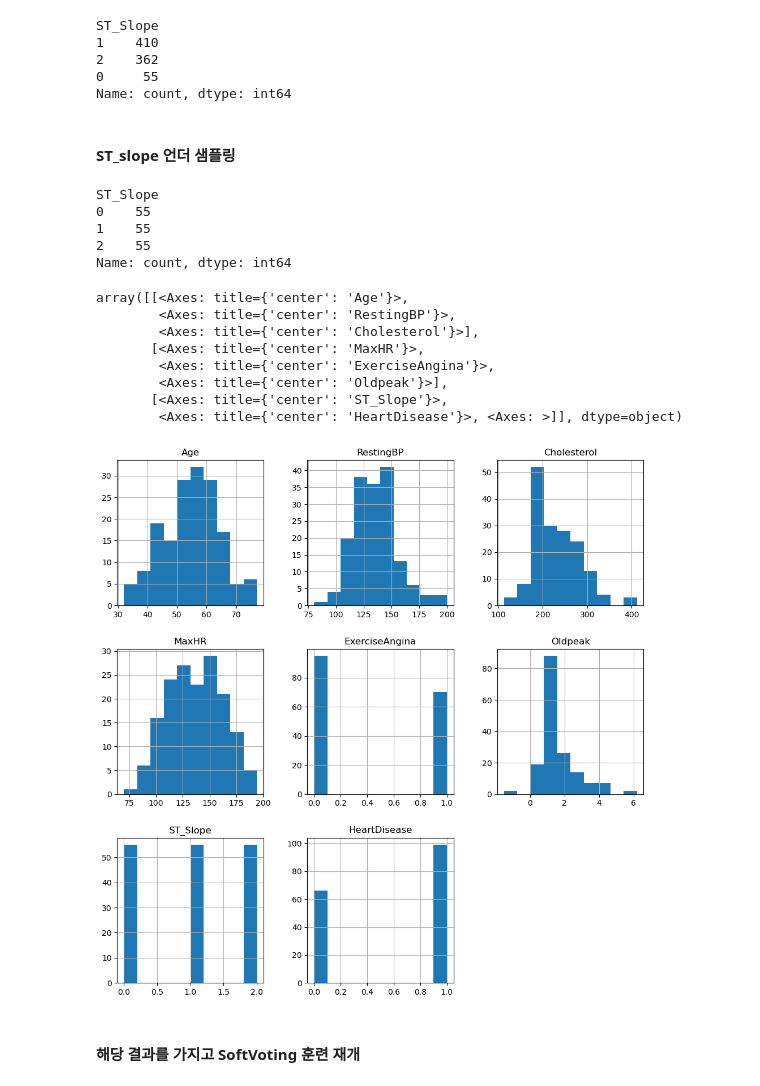
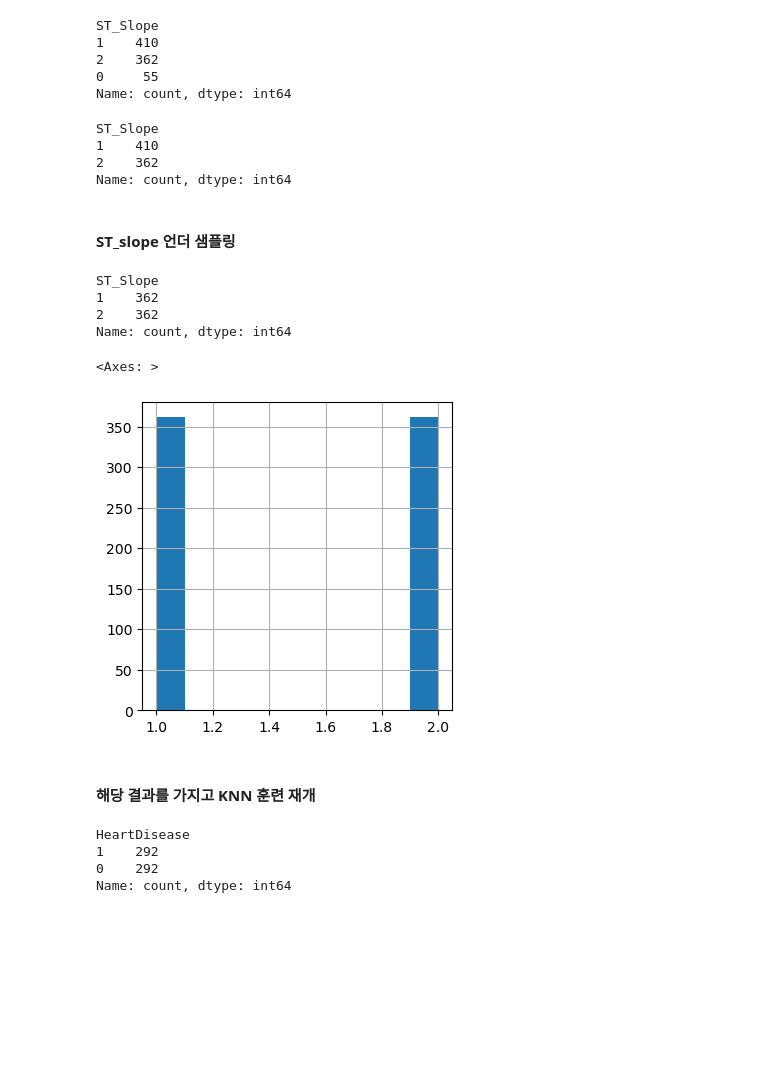
Before and after one commit to dosel70/Mashine_Learning-Classifier-, a Jupyter notebook: Classifier Project/ClassifierProject-HeartAttack.ipynb, the cells around one changed output. Saved outputs shown, nothing was run; the diff lists cells and outputs as text; code cells hidden in the pictures; blank space fills up the shorter version.

```diff
--- a/Classifier Project/ClassifierProject-HeartAttack.ipynb
+++ b/Classifier Project/ClassifierProject-HeartAttack.ipynb
@@ -482,3 +486,0 @@ corr[['HeartDisease']].sort_values(by='HeartDisease', ascending=False)[1:]
-# %%
-pre_df = pre_df.drop(labels=['FastingBS'], axis=1)
-pre_df
@@ -1833,6 +1776,6 @@ array([[<Axes: title={'center': 'Age'}>, <Axes: title={'center': 'Sex'}>,
 #### 분포가 고르지 않으면서, 중요도 비중이 크지 않은 Feature들은 삭제하고, 가장 중요도 가 높은 ST_slope을 언더 샘플링 해야 합니다.
 # %%
-pre_df = pre_df.drop(labels=['Sex' , 'ChestPainType' , 'RestingECG'], axis=1)
+pre_df = pre_df.drop(labels=['Age' , 'ChestPainType' , 'RestingECG'], axis=1)
 # %%
 pre_df
 # %% [output]
@@ -1857,35 +1800,55 @@ ST_Slope
 2    362
 0     55
 Name: count, dtype: int64
+# %%
+pre_df = pre_df[pre_df['ST_Slope'] != 0]
+pre_df['ST_Slope'].value_counts()
+# %% [output]
+ST_Slope
+1    410
+2    362
+Name: count, dtype: int64
 # %% [markdown]
 #### ST_slope 언더 샘플링
 # %%
-# 언더 샘플링 시행
-s1 = pre_df[pre_df['ST_Slope'] == 0]
-s2 = pre_df[pre_df['ST_Slope'] == 1].sample(55, random_state=124)
-s3 = pre_df[pre_df['ST_Slope'] == 2].sample(55, random_state=124)
+# # 언더 샘플링 시행
 
-pre_df = pd.concat([s1, s2, s3]).reset_index(drop=True)
+
+s2 = pre_df[pre_df['ST_Slope'] == 1].sample(362, random_state=124)
+s3 = pre_df[pre_df['ST_Slope'] == 2]
+
+pre_df = pd.concat([s2, s3]).reset_index(drop=True)
 # %%
 pre_df['ST_Slope'].value_counts()
 # %% [output]
 ST_Slope
-0    55
-1    55
-2    55
+1    362
+2    362
 Name: count, dtype: int64
 # %%
-pre_df.hist(figsize=(12,12))
+pre_df['ST_Slope'].hist(figsize=(4,4))
 # %% [output]
-array([[<Axes: title={'center': 'Age'}>,
-        <Axes: title={'center': 'RestingBP'}>,
-        <Axes: title={'center': 'Cholesterol'}>],
-       [<Axes: title={'center': 'MaxHR'}>,
-        <Axes: title={'center': 'ExerciseAngina'}>,
-        <Axes: title={'center': 'Oldpeak'}>],
-       [<Axes: title={'center': 'ST_Slope'}>,
-        <Axes: title={'center': 'HeartDisease'}>, <Axes: >]], dtype=object)
+<Axes: >
-[figure, old version]
+[figure, new version]
 # %% [markdown]
-#### 해당 결과를 가지고 SoftVoting 훈련 재개
+#### 해당 결과를 가지고 KNN 훈련 재개
+# %%
+from sklearn.model_selection import GridSearchCV, train_test_split
+from sklearn.svm import SVC
+from imblearn.over_sampling import SMOTE
+
+features2, targets2 = pre_df.iloc[:,:-1], pre_df.iloc[:,-1]
+
+X1_train, X1_test, y1_train, y1_test =\
+train_test_split(features2, targets2, stratify=targets2, test_size=0.2, random_state=124)
+y1_train.value_counts()
+
+smote = SMOTE(random_state=124)
+X1_train_over, y1_train_over = smote.fit_resample(X1_train, y1_train)
+y1_train_over.value_counts()
+# %% [output]
+HeartDisease
+1    292
+0    292
+Name: count, dtype: int64
 # %%
```
Also changed, not shown: parts of 99 cells of this notebook, 7 other files.
